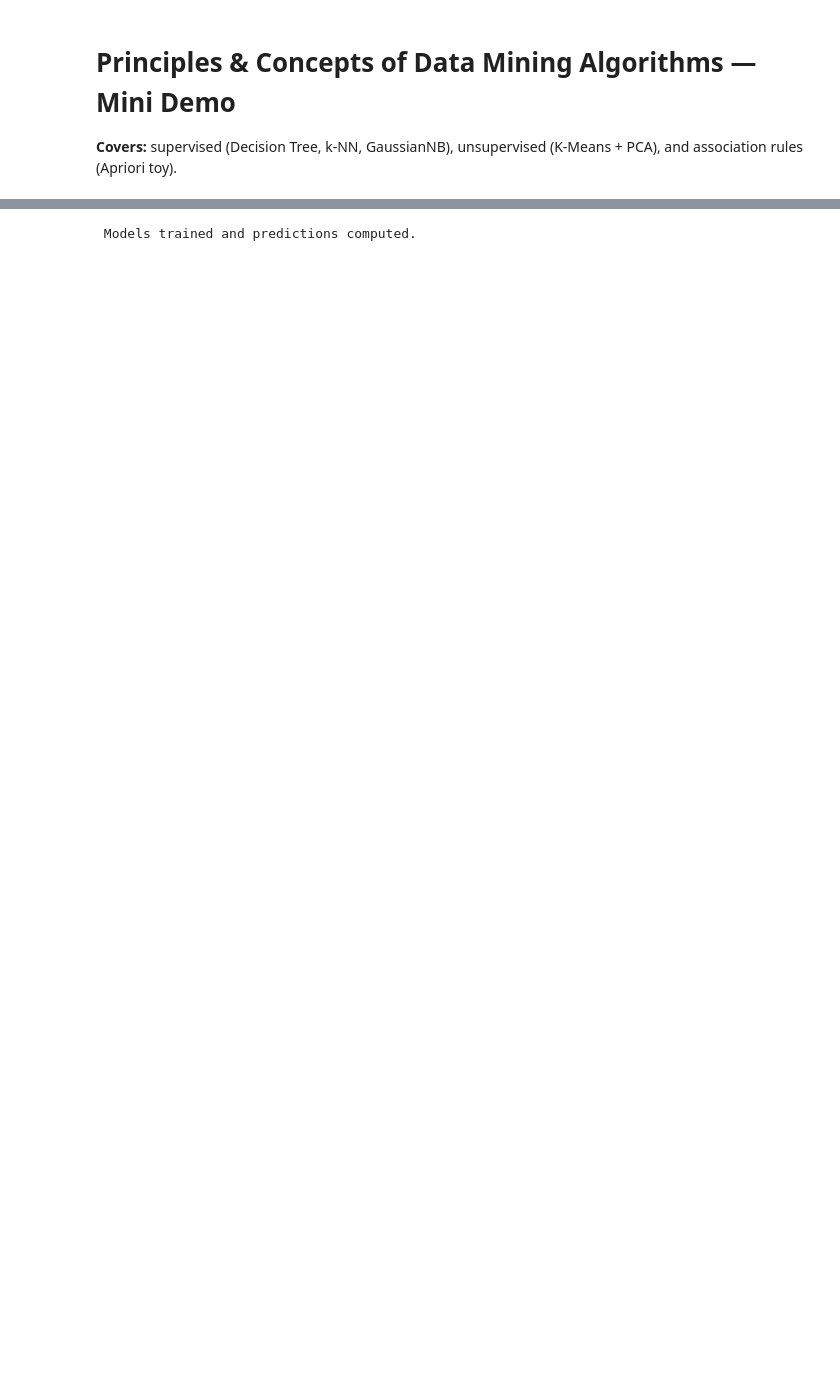
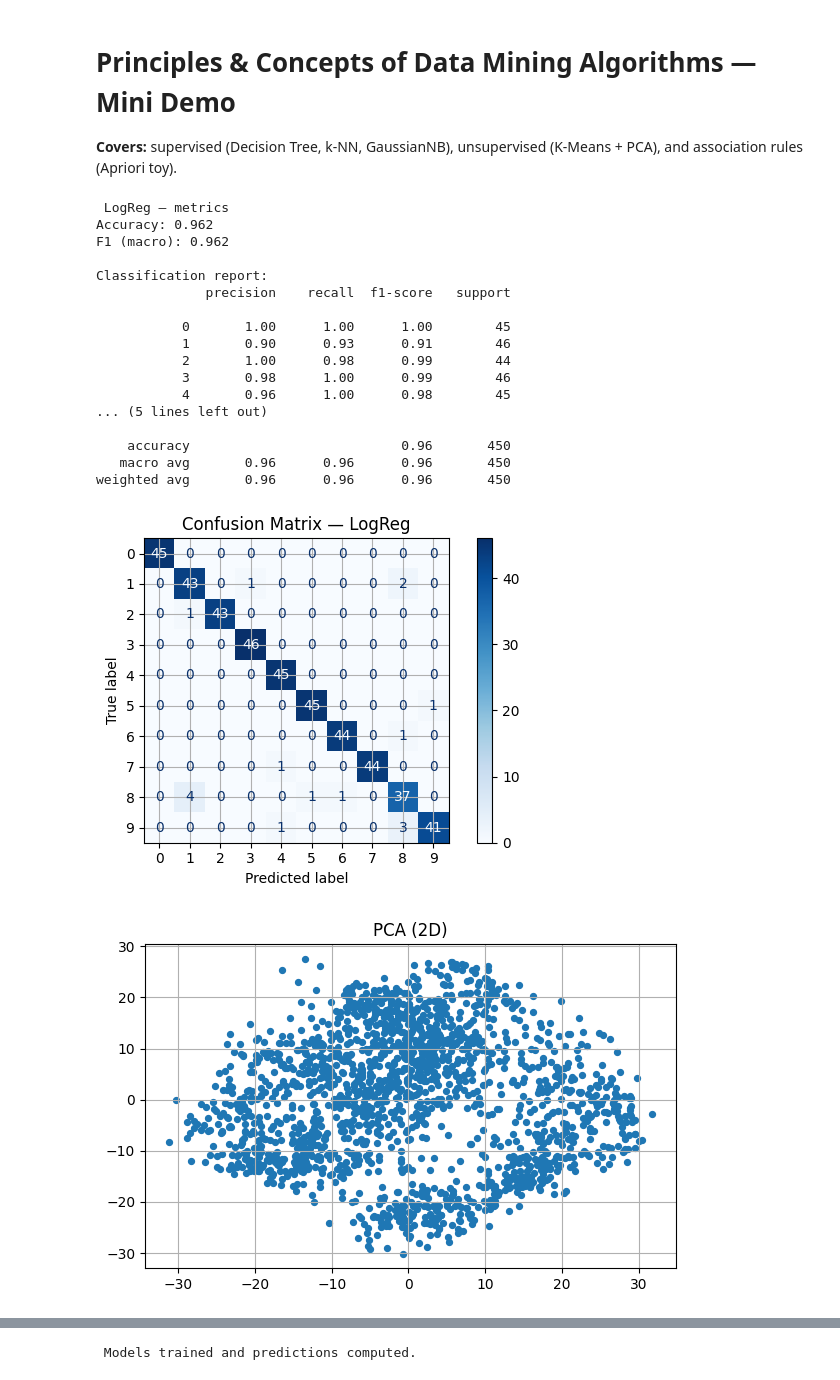
Before and after one commit to anastev982/DeepNets-Playground, a Jupyter notebook: case_studies/data_mining_algorithms/data_mining_algorithms.ipynb, the cells around one changed output, grey strips where cells are left out. Cells and saved outputs as stored; diff of their text form; code cells hidden in the pictures; blank space fills up the shorter version.

```diff
--- a/case_studies/data_mining_algorithms/data_mining_algorithms.ipynb
+++ b/case_studies/data_mining_algorithms/data_mining_algorithms.ipynb
@@ -30,7 +31,7 @@ RNG = 42
 np.random.seed(RNG)
 plt.rcParams.update({"figure.figsize": (6,4), "axes.grid": True})
 # %%
-# Helpers
+# Helpers for evaluation
 
 def evaluate_classifier(y_true, y_pred, model_name: str):
     """Print basic metrics + confusion matrix."""
@@ -39,7 +40,7 @@ def evaluate_classifier(y_true, y_pred, model_name: str):
     print(f"\n {model_name} — metrics")
     print(f"Accuracy: {acc:.3f}")
     print(f"F1 (macro): {f1_macro:.3f}")
-    print("\nClassification report:")
+    print("\nClassification report:")   # za error analizu
     print(classification_report(y_true, y_pred))
 
     cm = confusion_matrix(y_true, y_pred)
@@ -50,30 +51,64 @@ def evaluate_classifier(y_true, y_pred, model_name: str):
 
 def plot_pca_2d(X, y=None, title="PCA (2D)"):
     pca = PCA(n_components=2, random_state=RNG)
     X2 = pca.fit_transform(X)
     plt.figure()
     if y is None:
         plt.scatter(X2[:,0], X2[:,1], s=18)
     else:
         for cls in np.unique(y):
             idx = (y == cls)
             plt.scatter(X2[idx,0], X2[idx,1], s=18, label=str(cls))
         plt.legend(title="Class")
     plt.title(title)
     plt.tight_layout()
     plt.show()
 
 # Elbow method
 def plot_elbow_kmeans(X, kmin=2, kmax=10, title_prefix=""):
     inertias = []
     ks = list(range(kmin, kmax+1))
     for k in ks:
         km = KMeans(n_clusters=k, random_state=RNG, n_init=10)
         km.fit(X)
         inertias.append(km.inertia_)
     plt.figure()
     plt.plot(ks, inertias, marker="o")
     plt.xlabel("k"); plt.ylabel("SSE (inertia)")
     plt.title(f"{title_prefix} Elbow method")
     plt.tight_layout()
     plt.show()
+
+X, y = load_digits(return_X_y=True)
+Xtr, Xte, ytr, yte = train_test_split(X, y, stratify=y, random_state=RNG)
+clf = LogisticRegression(max_iter=500, solver="lbfgs")
+clf.fit(Xtr, ytr)
+ypred = clf.predict(Xte)
+
+evaluate_classifier(yte, ypred, "LogReg")
+
+plot_pca_2d(X, y=None, title="PCA (2D)")
+plot_pca_2d(X, y, title="PCA digits-with classes")
+
+X_scaled = StandardScaler().fit_transform(X)
+plot_elbow_kmeans(X, kmin=2, kmax=10, title_prefix="Digits")
+# %% [output]
+ LogReg — metrics
+Accuracy: 0.962
+F1 (macro): 0.962
+
+Classification report:
+              precision    recall  f1-score   support
+
+           0       1.00      1.00      1.00        45
+           1       0.90      0.93      0.91        46
+           2       1.00      0.98      0.99        44
+           3       0.98      1.00      0.99        46
+           4       0.96      1.00      0.98        45
+... (5 lines left out)
+
+    accuracy                           0.96       450
+   macro avg       0.96      0.96      0.96       450
+weighted avg       0.96      0.96      0.96       450
+[figure, added]
+[figure, added]
```
Also changed, not shown: parts of 8 cells of this notebook, 14 other files.
